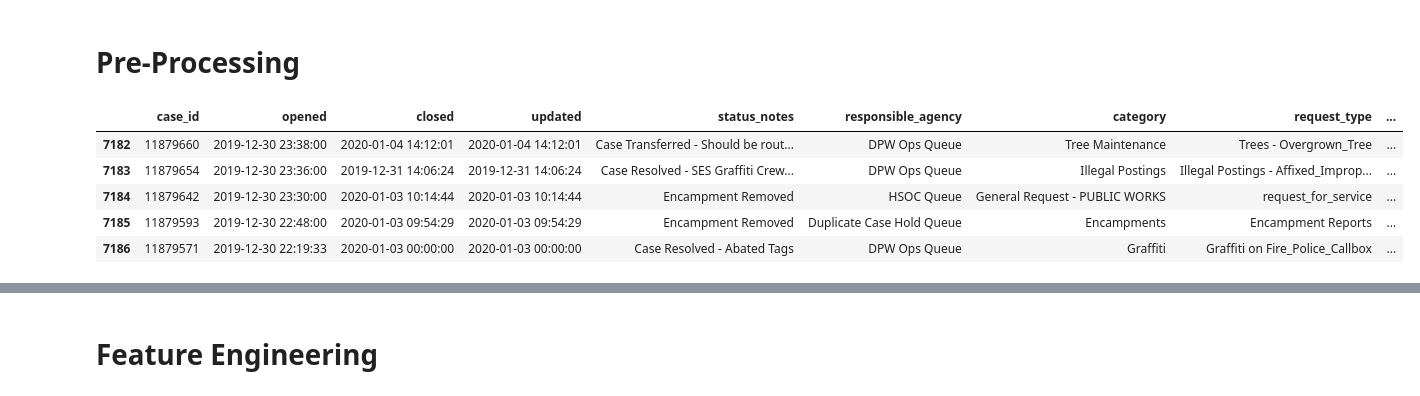
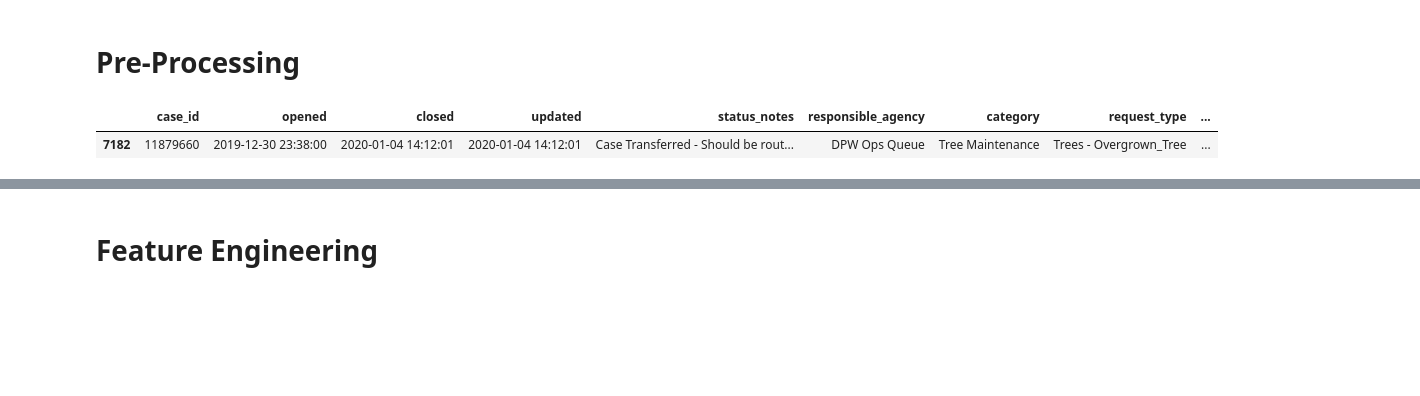
Before and after one commit to corralm/San-Francisco-311, a Jupyter notebook: P5_SF311.ipynb, the cells around one changed output, grey strips where cells are left out. Saved outputs shown, nothing was run; the diff lists cells and outputs as text; code cells hidden in the pictures; blank space fills up the shorter version.

```diff
--- a/P5_SF311.ipynb
+++ b/P5_SF311.ipynb
@@ -143,6 +171,3 @@ df.drop('status', axis=1, inplace=True)
 df.shape
 # %% [output]
 (2238, 18)
-# %%
-# Cast correct type for 'supervisor_district'
-df['supervisor_district'] = df['supervisor_district'].astype('category')
@@ -168,0 +174,9 @@ memory usage: 319.5+ KB
+# %%
+# Convert categorical columns to 'category' type
+df['supervisor_district'] = pd.to_numeric(df['supervisor_district'], downcast='integer').astype('category')
+
+cols = df[['category', 'neighborhood', 'police_district', 'source']]
+for col in cols:
+    df[col] = df[col].astype('category')
+
+df.info()
@@ -220,11 +243,7 @@ Percentage of Majority Class: 93.66
 # %% [markdown]
 # Pre-Processing
 # %%
-df.head()
+df.head(1)
 # %% [output]
 |  | case_id | opened | closed | updated | status_notes | responsible_agency | category | request_type | ... |
 | 7182 | 11879660 | 2019-12-30 23:38:00 | 2020-01-04 14:12:01 | 2020-01-04 14:12:01 | Case Transferred - Should be rout... | DPW Ops Queue | Tree Maintenance | Trees - Overgrown_Tree | ... |
-| 7183 | 11879654 | 2019-12-30 23:36:00 | 2019-12-31 14:06:24 | 2019-12-31 14:06:24 | Case Resolved - SES Graffiti Crew... | DPW Ops Queue | Illegal Postings | Illegal Postings - Affixed_Improp... | ... |
-| 7184 | 11879642 | 2019-12-30 23:30:00 | 2020-01-03 10:14:44 | 2020-01-03 10:14:44 | Encampment Removed | HSOC Queue | General Request - PUBLIC WORKS | request_for_service | ... |
-| 7185 | 11879593 | 2019-12-30 22:48:00 | 2020-01-03 09:54:29 | 2020-01-03 09:54:29 | Encampment Removed | Duplicate Case Hold Queue | Encampments | Encampment Reports | ... |
-| 7186 | 11879571 | 2019-12-30 22:19:33 | 2020-01-03 00:00:00 | 2020-01-03 00:00:00 | Case Resolved - Abated Tags | DPW Ops Queue | Graffiti | Graffiti on Fire_Police_Callbox | ... |
```
Also changed, not shown: parts of 30 cells of this notebook.
